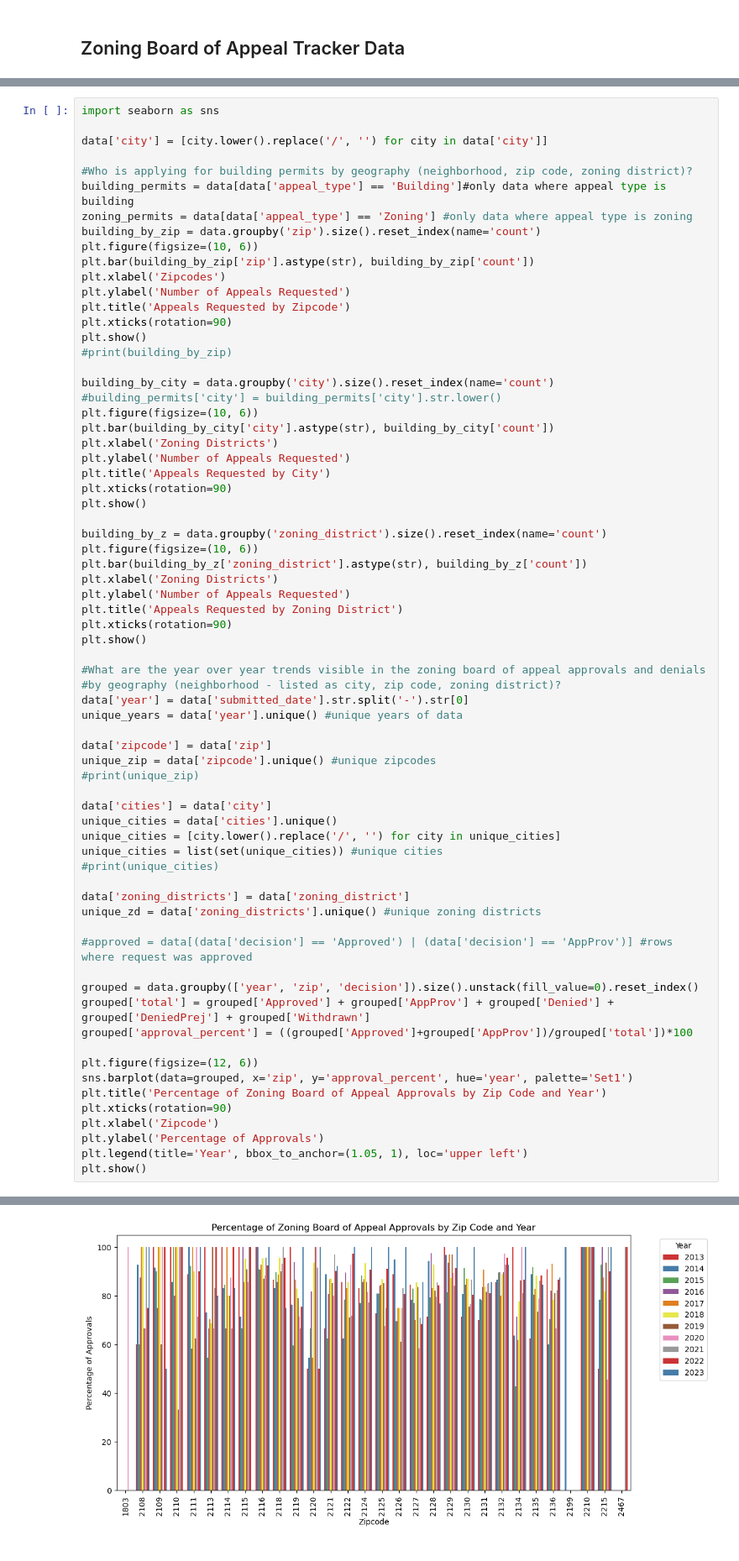
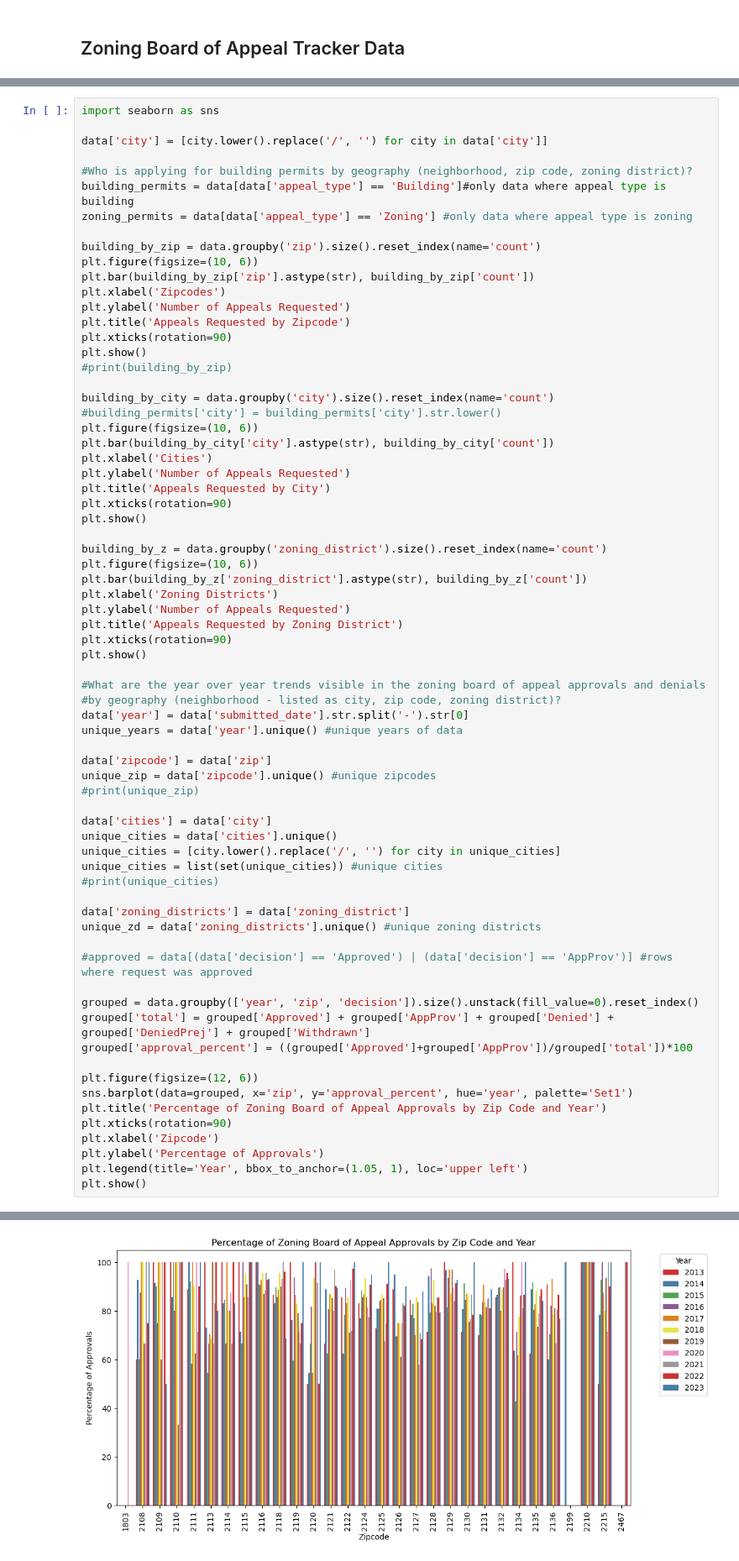
Before and after one commit to BU-Spark/ds-boston-permitting, a Jupyter notebook: fa23-team-c/Code/zoning_EDA.ipynb, the cells around one changed output, grey strips where cells are left out. Shown at 84% size. Drawn from its saved outputs; the diff is of its cells as text.

```diff
--- a/fa23-team-c/Code/zoning_EDA.ipynb
+++ b/fa23-team-c/Code/zoning_EDA.ipynb
@@ -163,6 +163,7 @@ data['city'] = [city.lower().replace('/', '') for city in data['city']]
 #Who is applying for building permits by geography (neighborhood, zip code, zoning district)?
 building_permits = data[data['appeal_type'] == 'Building']#only data where appeal type is building
 zoning_permits = data[data['appeal_type'] == 'Zoning'] #only data where appeal type is zoning
+
 building_by_zip = data.groupby('zip').size().reset_index(name='count')
 plt.figure(figsize=(10, 6))
 plt.bar(building_by_zip['zip'].astype(str), building_by_zip['count'])
@@ -177,7 +178,7 @@ building_by_city = data.groupby('city').size().reset_index(name='count')
 #building_permits['city'] = building_permits['city'].str.lower()
 plt.figure(figsize=(10, 6))
 plt.bar(building_by_city['city'].astype(str), building_by_city['count'])
-plt.xlabel('Zoning Districts')
+plt.xlabel('Cities')
 plt.ylabel('Number of Appeals Requested')
 plt.title('Appeals Requested by City')
 plt.xticks(rotation=90)
@@ -231,4 +232,4 @@ plt.show()
-[figure, old version]
+[figure, new version]
 # %%
 building_by_zip_app = building_permits.groupby('zip')['decision'].value_counts(normalize=True).unstack(fill_value=0).reset_index()
 building_by_zip_app['app_percent'] = (building_by_zip_app['Approved'] + building_by_zip_app['AppProv']) * 100
```
Also changed, not shown: parts of 7 cells of this notebook, 3 other files.
